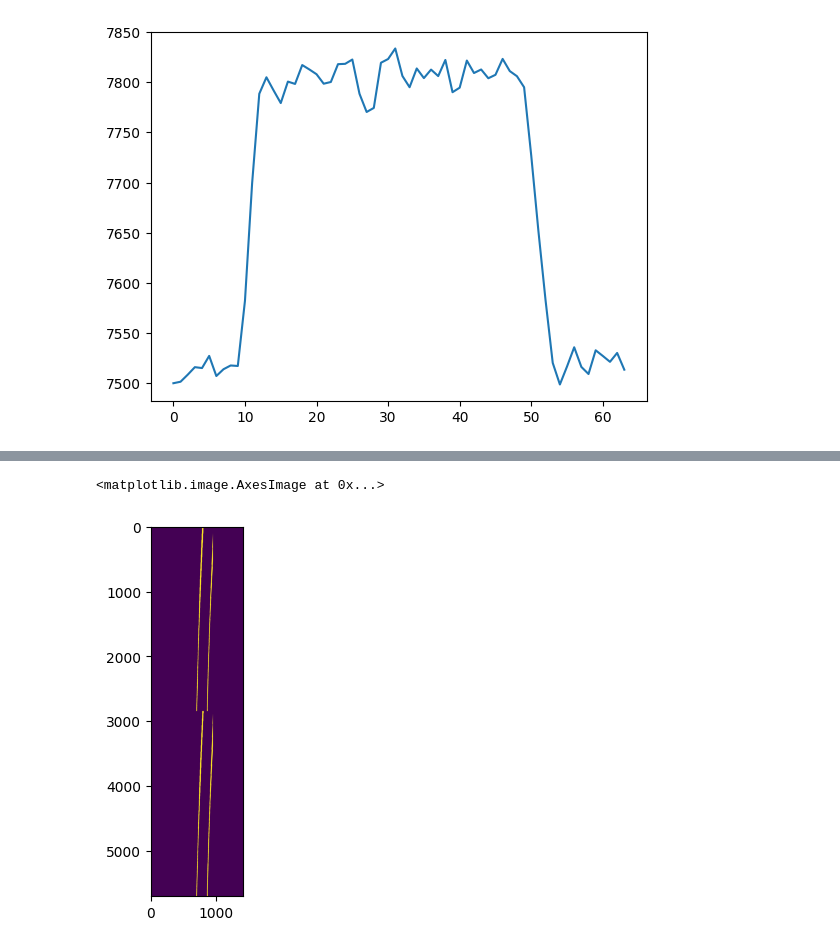
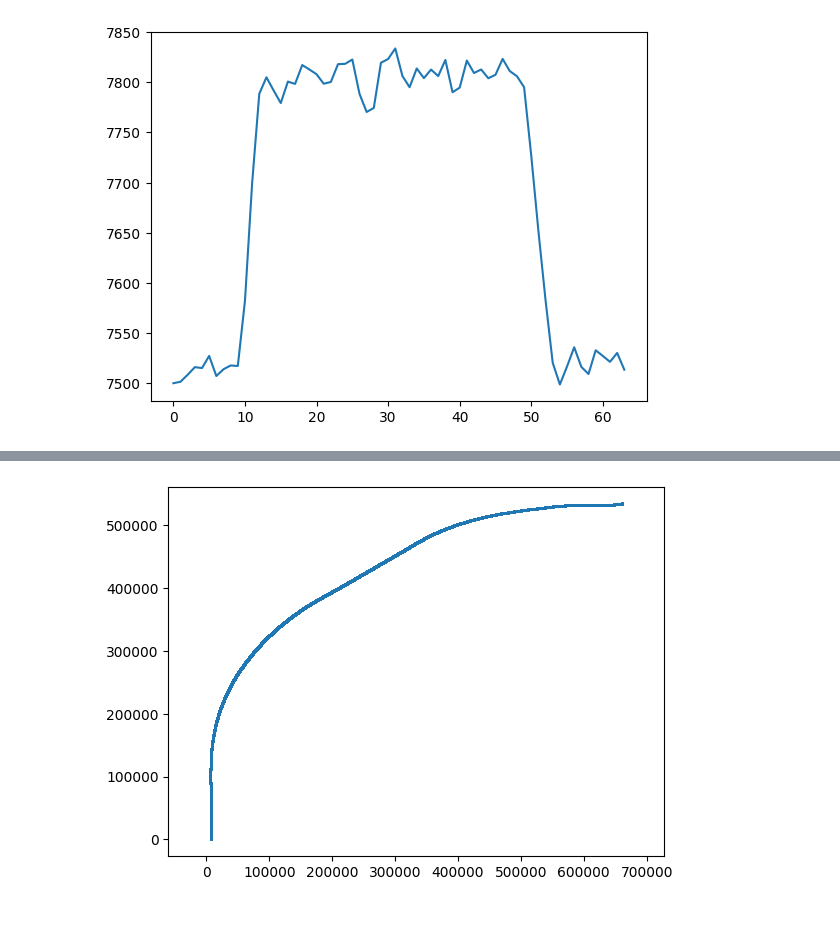
Before and after one commit to Andrudewt/perspective, a Jupyter notebook: proc_1.ipynb, the cells around one changed output, grey strips where cells are left out. Cells and saved outputs as stored; diff of their text form; code cells hidden in the pictures; blank space fills up the shorter version.

```diff
--- a/proc_1.ipynb
+++ b/proc_1.ipynb
@@ -292,6 +180,10 @@ v_perp_normalized = v_perp / np.linalg.norm(v_perp) * length
 p3 = p2 + v_perp_normalized
 p4 = p2 - v_perp_normalized
 
+dx = p4[0] - p3[0]
+dy = p4[1] - p3[1]
+print(np.arctan2(dy, dx))
+
 plt.scatter(Array[:, 1], Array[:, 0])
 plt.plot([p3[0], p4[0]], [p3[1], p4[1]], "r-o")
 plt.axis('equal')
@@ -317,72 +194,85 @@ np.float64(7.346180394611344)
 # %%
-# 05.06 заново
-"""yx_centr низ [-1], верх [0]"""
+"""
+поворачивает текущую картинку на угол наклона, но это не то
+смещает по Х и по У
+"""
+# yx_centr низ [-1], верх [0]
+Array = np.zeros((1, 2))
 
+niz_all = np.zeros((1, 1))
+verx_all = np.zeros((1, 1))
 
-Array = np.zeros((1, 1427))
-# Array = np.zeros((1, 2))
+x_norm = 7513. # (mask.shape[1] // 2) + 379
 
+x_test = 0
+
+angle = 0
 coef = 0
 shift = 0
-for i, (m_f, c) in enumerate(zip(msk_fs[20:22], coord[20:22])):  # 0:-1 0:2 13:14 20:24 20:32 29:32
+for i, (m_f, c) in enumerate(zip(msk_fs[0:-1], coord[0:-1])):  # 0:-1 0:2 13:14 20:22 20:32 29:32
     mask = load_warp(m_f)
-    mask = mask[mask.shape[0]-(coord[i+1] - coord[i]): mask.shape[0]+1]
+    mask = mask[mask.shape[0]-(coord[i+1] - coord[i]): mask.shape[0]+1]  # низ маски. низ - текущ коорд, верх след коорд (включительно)
 
     # mask = bend(mask, shift=2000)  # !! для теста
     _, yx_centr = find_rail_dots(mask, step=200)
     # plt.imshow(resize(mask))
     # plt.plot(yx_centr[1, :]//10, yx_centr[0, :]//10)
-    # plt.axvline((mask.shape[1] // 20) + 38, c='g')
+    # plt.axvline((mask.shape[1] // 20)+38, c='g')
     # plt.show()
 
     # преобразовать ось Y (переворот). Т.к.координаты на маске от нуля вверху,
     # реальные - от нуля внизу, и едем вперед
-    # ===========================================
     yx_centr = yx_centr.T
     _y = yx_centr[:, 0]
     _y = _y[::-1]
     yx_centr[:, 0] = _y
     # ===========================================
     # лин регрессия
     kb = np.polyfit(yx_centr[:, 0], yx_centr[:, 1], 1)
     f = np.poly1d(kb)
     y_n = np.arange(yx_centr.shape[0])
     x_lin = f(yx_centr[:, 0])
     yx_centr[:, 1] = x_lin
     # ===========================================
-
-    # смещение по У
-    yx_centr[:, 0] += coef
+    # для первой итерации
     if i == 0:
         pass
     else:
+        # смещение по У
+        yx_centr[:, 0] += coef
 
+        # поворот
+        b0 = yx_centr[-1][::-1]  # xy
+        _b0 = [b0[0], yx_centr[0, 0]]  # проекция b0 на верхн грани
+        b = yx_centr[0][::-1]  # xy
 
+        dy = _b0[1] - b0[1]
+        dx = b[0] - b0[0]
+
+        _angle = np.arctan2(dx, dy)
+        angle += _angle  # накопить угол
+
+        yx_centr = rotate(yx_centr[:, [1, 0]], -angle, yx_centr[-1, [1, 0]])[:, [1, 0]]
 
         # смещение по Х
         # сдвинуть центр в точку, где она находилась в предыдущ кадре
-        a1 = yx_centr[-1][::-1]  # xy
-        shift = b0[0] - a1[0]
+        shift = a - yx_centr[-1, 1]
         yx_centr[:, 1] += shift
-
-
-    b0 = yx_centr[0][::-1]  # xy
 
     # обновл коорд Y на пройденный путь
     coef += yx_centr[0, 0] - yx_centr[-1, 0]  # shape тут не подходит, т.к. не измен после поворота
 
-    # plt.scatter(yx_centr[:, 1], yx_centr[:, 0], s=1)
-    # plt.axis('equal')
+    # для смещения по Х
+    a = yx_centr[0, 1]
 
 
-    # Array = np.vstack((Array, yx_centr))
-    Array = np.vstack((Array, resize(mask)))
-Array = Array[1:, :]
-plt.imshow(Array)
+    # print('пройденное', np.int32(coef))
 
-# plt.scatter(Array[:, 1], Array[:, 0], s=1)
-# plt.axis('equal')
-# plt.show()
+    Array = np.vstack((Array, yx_centr))
+Array = Array[1:, :]  # убир перв строка, кот 0 0
+
+plt.scatter(Array[:, 1], Array[:, 0], s=1)
+plt.axis('equal')
+plt.show()
 # %% [output]
-<matplotlib.image.AxesImage at 0x...>
-[figure, old version]
+[figure, new version]
```
Also changed, not shown: parts of 16 cells of this notebook.
